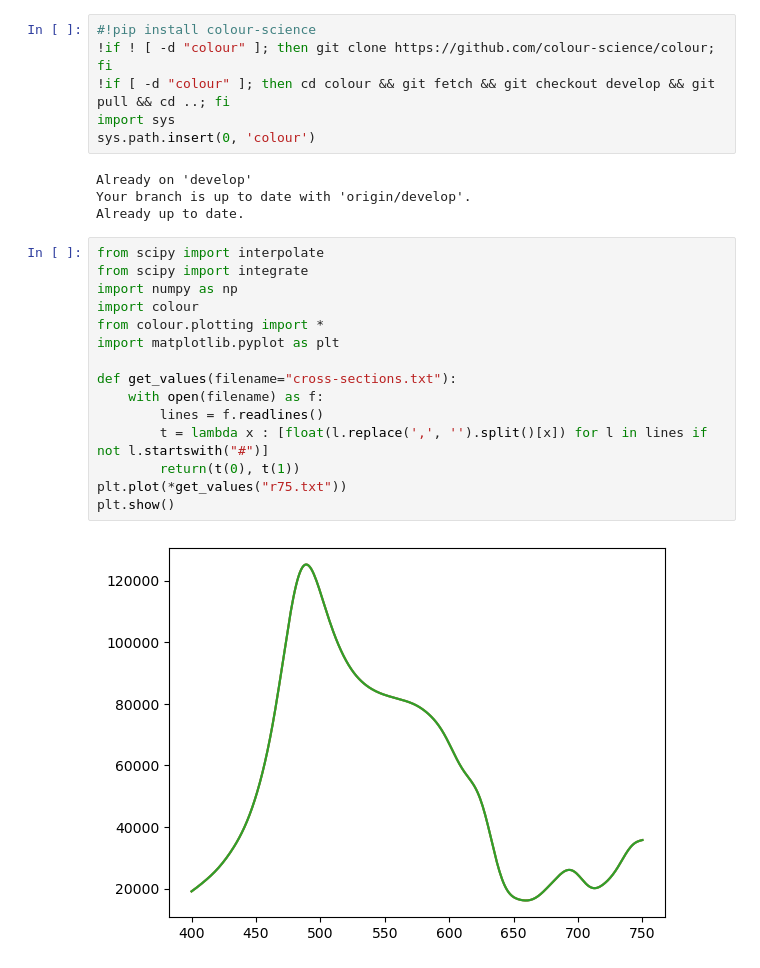
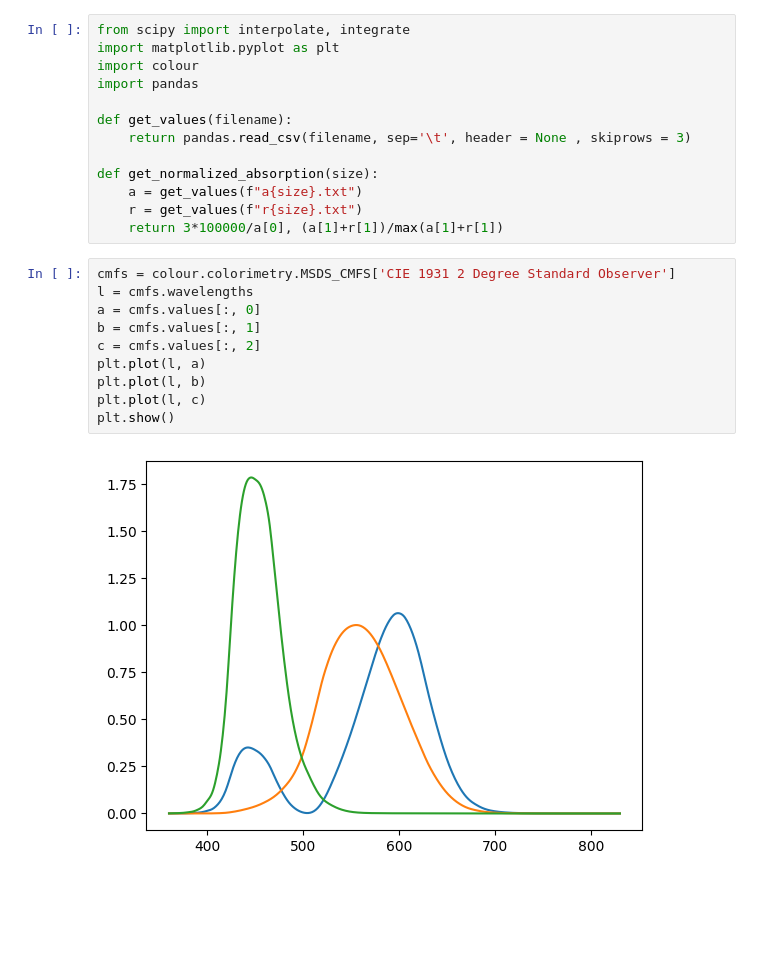
Before and after one commit to 30be/nanoparticles, a Jupyter notebook: Untitled.ipynb, the cells around one changed output. Drawn from its saved outputs; the diff is of its cells as text; blank space fills up the shorter version.

Commit message:
Completed pipfile, drawed adequate plotting????

```diff
--- a/Untitled.ipynb
+++ b/Untitled.ipynb
@@ -1,30 +1,28 @@
-# %%
-#!pip install colour-science
-!if ! [ -d "colour" ]; then git clone https://github.com/colour-science/colour; fi
-!if [ -d "colour" ]; then cd colour && git fetch && git checkout develop && git pull && cd ..; fi
-import sys
-sys.path.insert(0, 'colour')
-# %% [output]
-Already on 'develop'
-Your branch is up to date with 'origin/develop'.
-Already up to date.
 # %%
-from scipy import interpolate
-from scipy import integrate
-import numpy as np
+from scipy import interpolate, integrate
+import matplotlib.pyplot as plt
 import colour
-from colour.plotting import *
-import matplotlib.pyplot as plt
+import pandas
 
-def get_values(filename="cross-sections.txt"):
-    with open(filename) as f:
-        lines = f.readlines()
-        t = lambda x : [float(l.replace(',', '').split()[x]) for l in lines if not l.startswith("#")]
-        return(t(0), t(1))
-plt.plot(*get_values("r75.txt"))
-plt.show()
+def get_values(filename):
+    return pandas.read_csv(filename, sep='\t', header = None , skiprows = 3)
+
+def get_normalized_absorption(size):
+    a = get_values(f"a{size}.txt")
+    r = get_values(f"r{size}.txt")
+    return 3*100000/a[0], (a[1]+r[1])/max(a[1]+r[1])
-# %% [output]
-[figure, removed]
+# %%
+cmfs = colour.colorimetry.MSDS_CMFS['CIE 1931 2 Degree Standard Observer']
+l = cmfs.wavelengths
+a = cmfs.values[:, 0]
+b = cmfs.values[:, 1]
+c = cmfs.values[:, 2]
+plt.plot(l, a)
+plt.plot(l, b)
+plt.plot(l, c)
+plt.show()
+# %% [output]
+[figure, added]
 # %%
 def intproduct(s, color, l):
     return integrate.simpson((s(l) * color), l)
```
Also changed, not shown: parts of 1 cell of this notebook, 2 other files.
